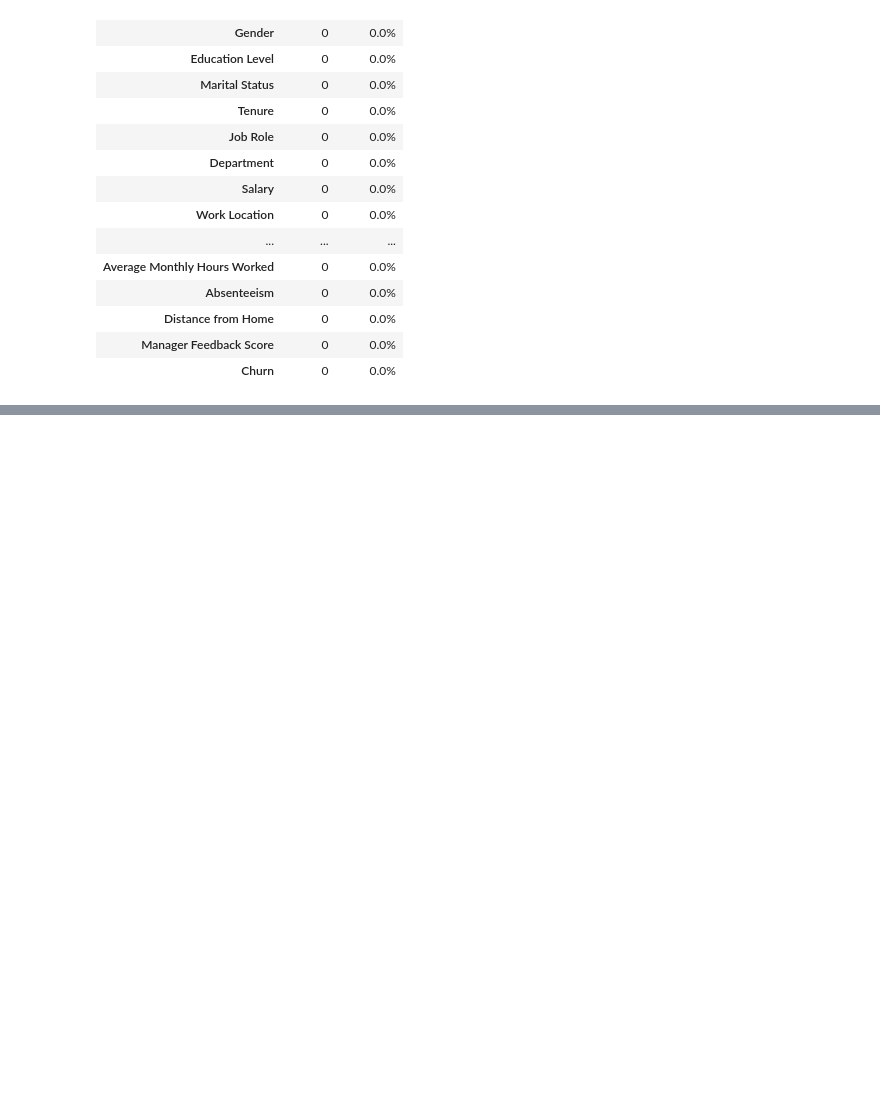
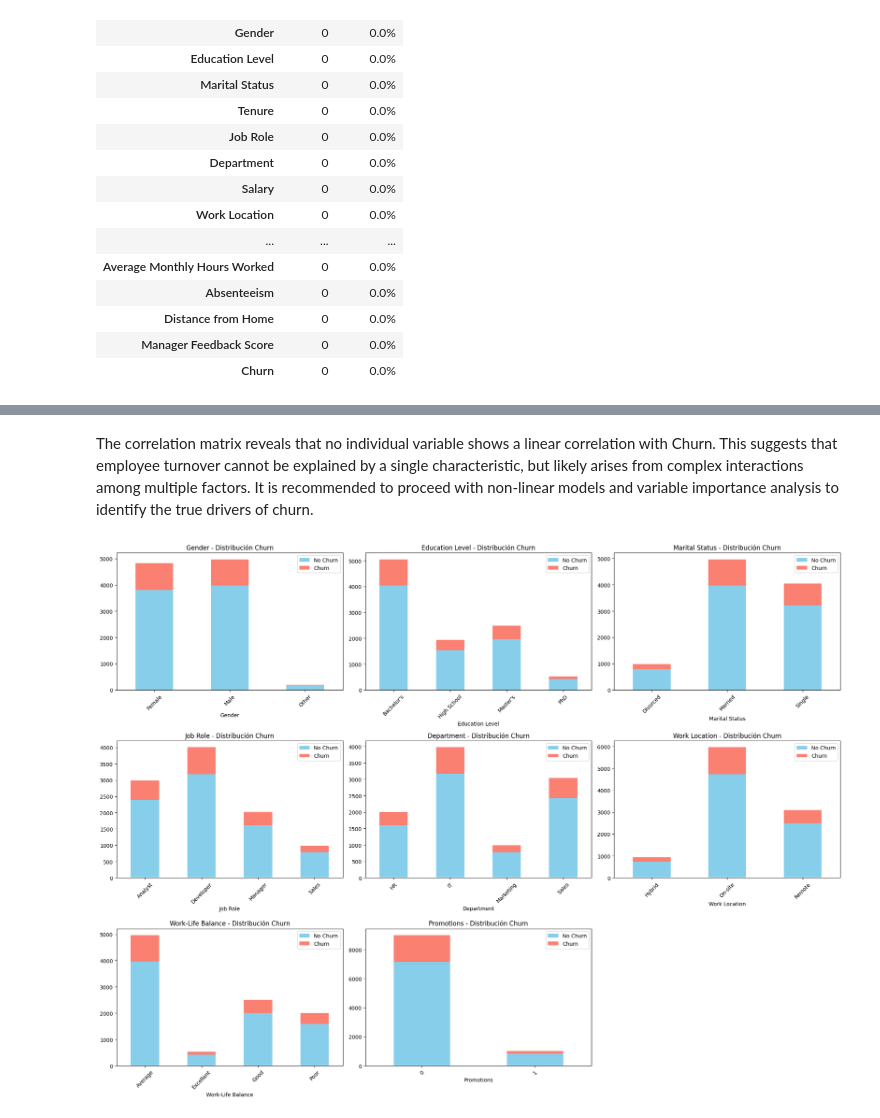
Before and after one commit to dalex2888/AML-3303, a Jupyter notebook: Employee Churn Case Study/Case_study.ipynb, the cells around one changed output, grey strips where cells are left out. Saved outputs shown, nothing was run; the diff lists cells and outputs as text; code cells hidden in the pictures; blank space fills up the shorter version.

```diff
--- a/Employee Churn Case Study/Case_study.ipynb
+++ b/Employee Churn Case Study/Case_study.ipynb
@@ -101,0 +257,25 @@ The outcome variable which is Churn, in the figure above, shows a moderate class
+# %% [markdown]
+The correlation matrix reveals that no individual variable shows a linear correlation with Churn. This suggests that employee turnover cannot be explained by a single characteristic, but likely arises from complex interactions among multiple factors. It is recommended to proceed with non-linear models and variable importance analysis to identify the true drivers of churn.
+# %%
+# Todas las variables categóricas
+categorical_vars = ['Gender', 'Education Level', 'Marital Status', 'Job Role',
+                   'Department', 'Work Location', 'Work-Life Balance', 'Promotions']
+
+fig, axes = plt.subplots(3, 3, figsize=(20, 15))
+
+for i, var in enumerate(categorical_vars):
+    row, col = i // 3, i % 3
+    cross_tab = pd.crosstab(df[var], df['Churn'])
+    cross_tab.plot(kind='bar', stacked=True, ax=axes[row, col], color=['skyblue', 'salmon'])
+    axes[row, col].set_title(f'{var} - Distribución Churn')
+    axes[row, col].tick_params(axis='x', rotation=45)
+    axes[row, col].legend(['No Churn', 'Churn'])
+
+# Ocultar el último subplot vacío si es necesario
+if len(categorical_vars) < 9:
+    axes[2, 2].set_visible(False)
+
+plt.tight_layout()
+plt.show()
+# %% [output]
+[figure, added]
```
Also changed, not shown: parts of 18 cells of this notebook, 1 other file.
